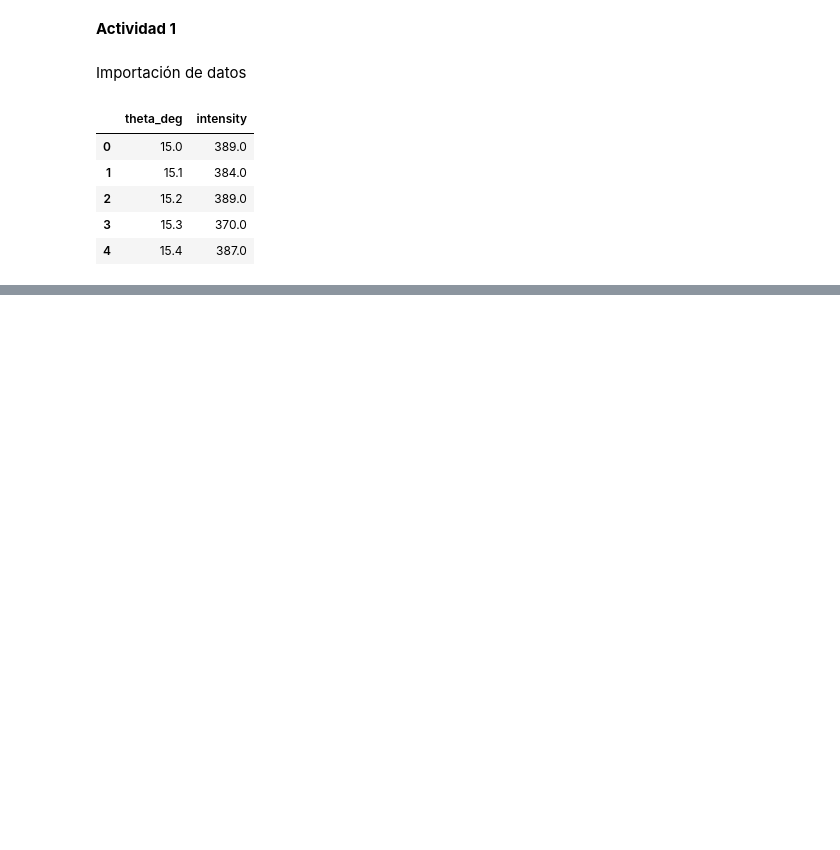
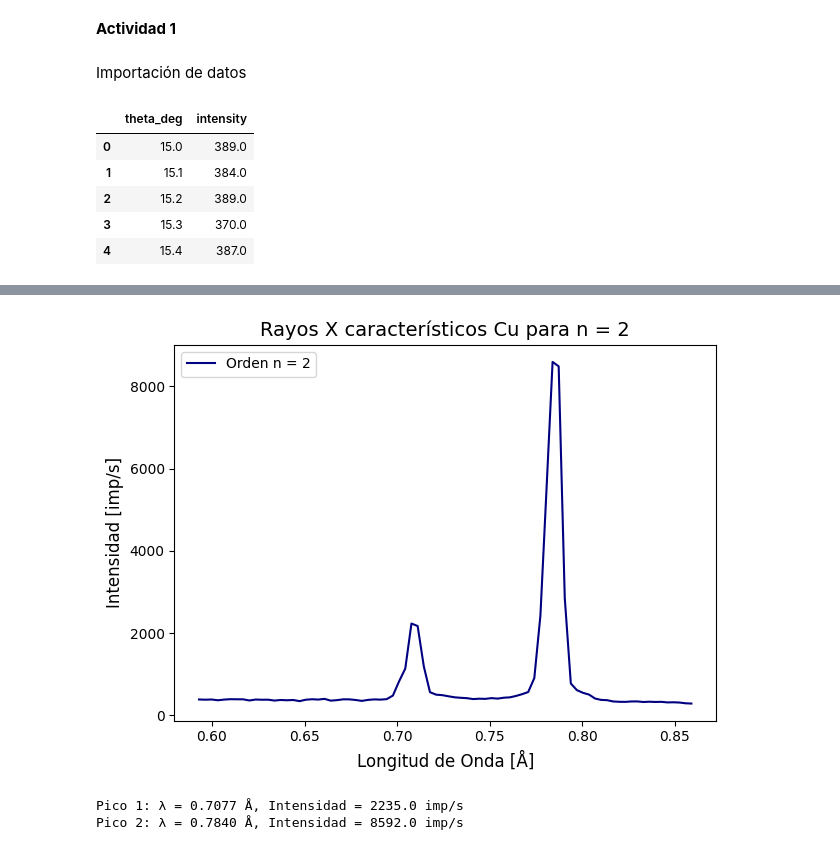
Before and after one commit to ValentinaRincon/Laboratorio_intermedio, a Jupyter notebook: Rayos X/Rayos X.ipynb, the cells around one changed output, grey strips where cells are left out. Drawn from its saved outputs; the diff is of its cells as text; code cells hidden in the pictures; blank space fills up the shorter version.

```diff
--- a/Rayos X/Rayos X.ipynb
+++ b/Rayos X/Rayos X.ipynb
@@ -126,0 +81,26 @@ NameError: name 'data' is not defined
+# %%
+plt.plot(lambda_b, intensity, label='Orden n = 2', color='navy', linewidth=1.5)
+
+plt.xlabel('Longitud de Onda [Å]', fontsize=12)
+plt.ylabel('Intensidad [imp/s]', fontsize=12)
+plt.title('Rayos X característicos Cu para n = 2', fontsize=14)
+
+plt.legend(loc='upper left', fontsize=10)
+plt.tight_layout()
+plt.show()
+# %% [output]
+[figure, added]
+# %%
+# Encontrar índices de los picos en la señal de intensidad
+peaks_indices, _ = find_peaks(intensity, height=1000)  # Ajusta el umbral 'height' según tu caso
+
+# Obtener las posiciones en el eje X correspondientes a esos picos
+peaks_x = lambda_b[peaks_indices]
+peaks_y = intensity[peaks_indices]
+
+# Imprimir resultados
+for i, (x, y) in enumerate(zip(peaks_x, peaks_y), 1):
+    print(f"Pico {i}: λ = {x:.4f} Å, Intensidad = {y:.1f} imp/s")
+# %% [output]
+Pico 1: λ = 0.7077 Å, Intensidad = 2235.0 imp/s
+Pico 2: λ = 0.7840 Å, Intensidad = 8592.0 imp/s
```
Also changed, not shown: parts of 17 cells of this notebook, 11 other files.
